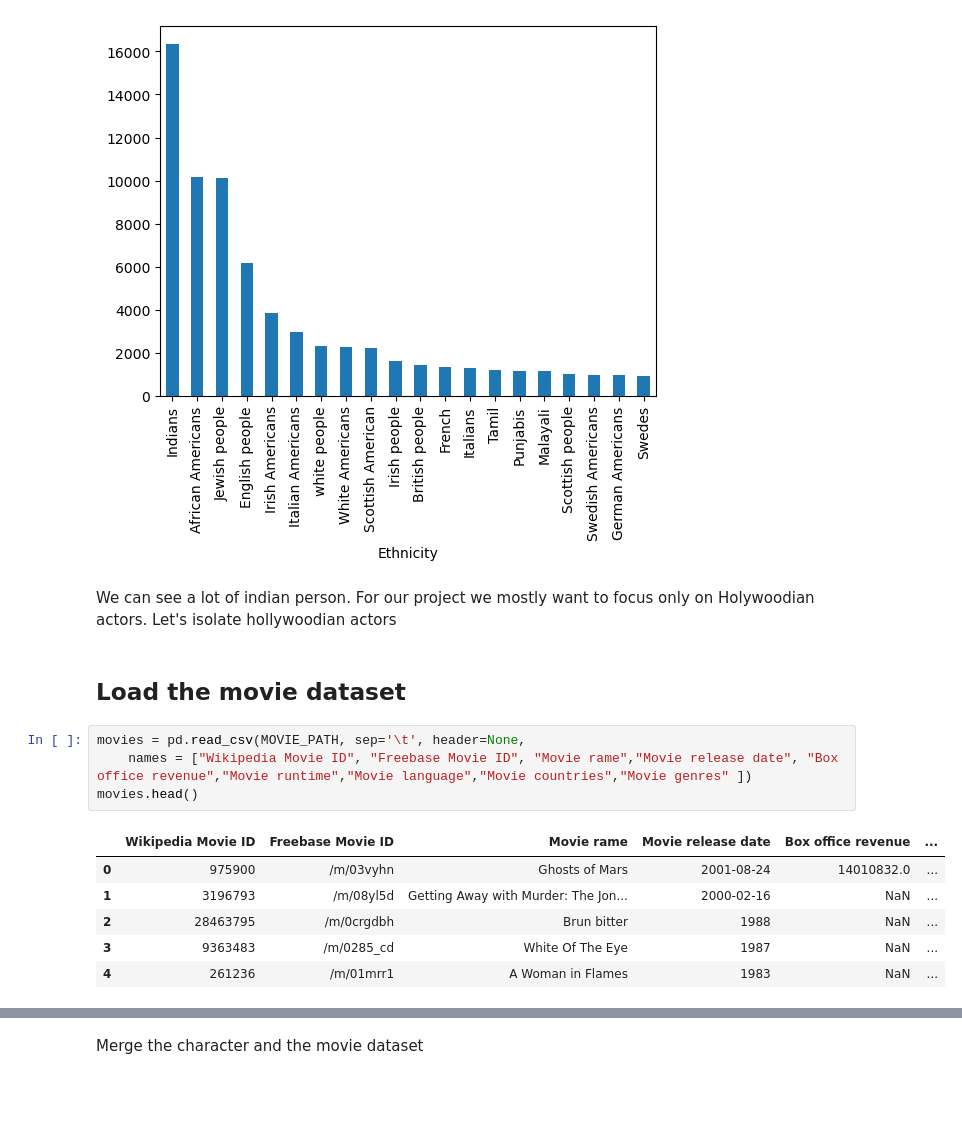
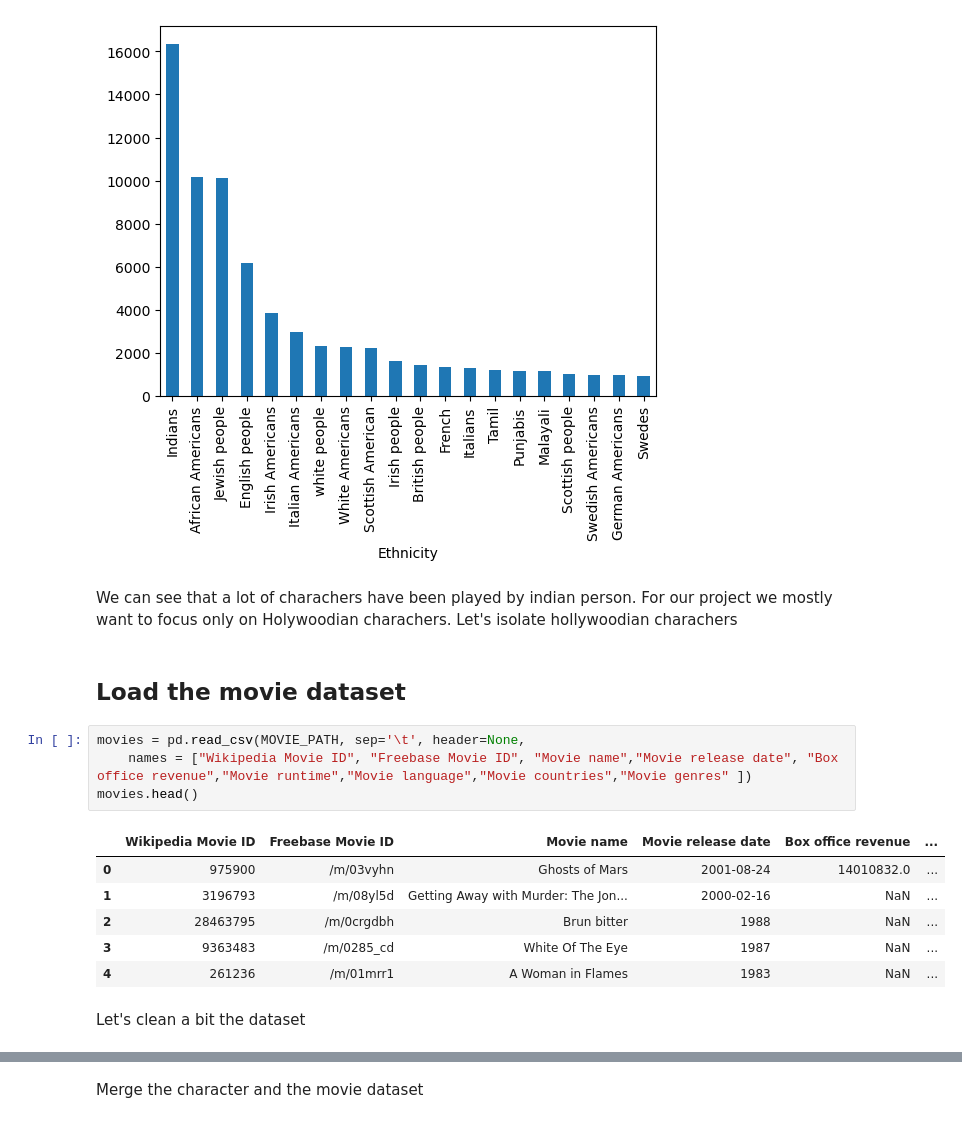
Before and after one commit to epfl-ada/ada-2023-project-draco, a Jupyter notebook: Milstone_project2.ipynb, the cells around one changed output, grey strips where cells are left out. Saved outputs shown, nothing was run; the diff lists cells and outputs as text; blank space fills up the shorter version.

```diff
--- a/Milstone_project2.ipynb
+++ b/Milstone_project2.ipynb
@@ -56,18 +107,19 @@ main_ethnicities.plot(kind='bar')
 <Axes: xlabel='Ethnicity'>
 [figure]
 # %% [markdown]
-We can see a lot of indian person. For our project we mostly want to focus only on Holywoodian actors.
-Let's isolate hollywoodian actors
+We can see that a lot of charachers have been played by indian person. For our project we mostly want to focus only on Holywoodian charachers. Let's isolate hollywoodian charachers
 # %% [markdown]
 ## Load the movie dataset
 # %%
 movies = pd.read_csv(MOVIE_PATH, sep='\t', header=None,
-    names = ["Wikipedia Movie ID", "Freebase Movie ID", "Movie rame","Movie release date", "Box office revenue","Movie runtime","Movie language","Movie countries","Movie genres" ])
+    names = ["Wikipedia Movie ID", "Freebase Movie ID", "Movie name","Movie release date", "Box office revenue","Movie runtime","Movie language","Movie countries","Movie genres" ])
 movies.head()
 # %% [output]
-|  | Wikipedia Movie ID | Freebase Movie ID | Movie rame | Movie release date | Box office revenue | ... |
+|  | Wikipedia Movie ID | Freebase Movie ID | Movie name | Movie release date | Box office revenue | ... |
 | 0 | 975900 | /m/03vyhn | Ghosts of Mars | 2001-08-24 | 14010832.0 | ... |
 | 1 | 3196793 | /m/08yl5d | Getting Away with Murder: The Jon... | 2000-02-16 | NaN | ... |
 | 2 | 28463795 | /m/0crgdbh | Brun bitter | 1988 | NaN | ... |
 | 3 | 9363483 | /m/0285_cd | White Of The Eye | 1987 | NaN | ... |
 | 4 | 261236 | /m/01mrr1 | A Woman in Flames | 1983 | NaN | ... |
+# %% [markdown]
+Let's clean a bit the dataset
```
Also changed, not shown: parts of 10 cells of this notebook.
